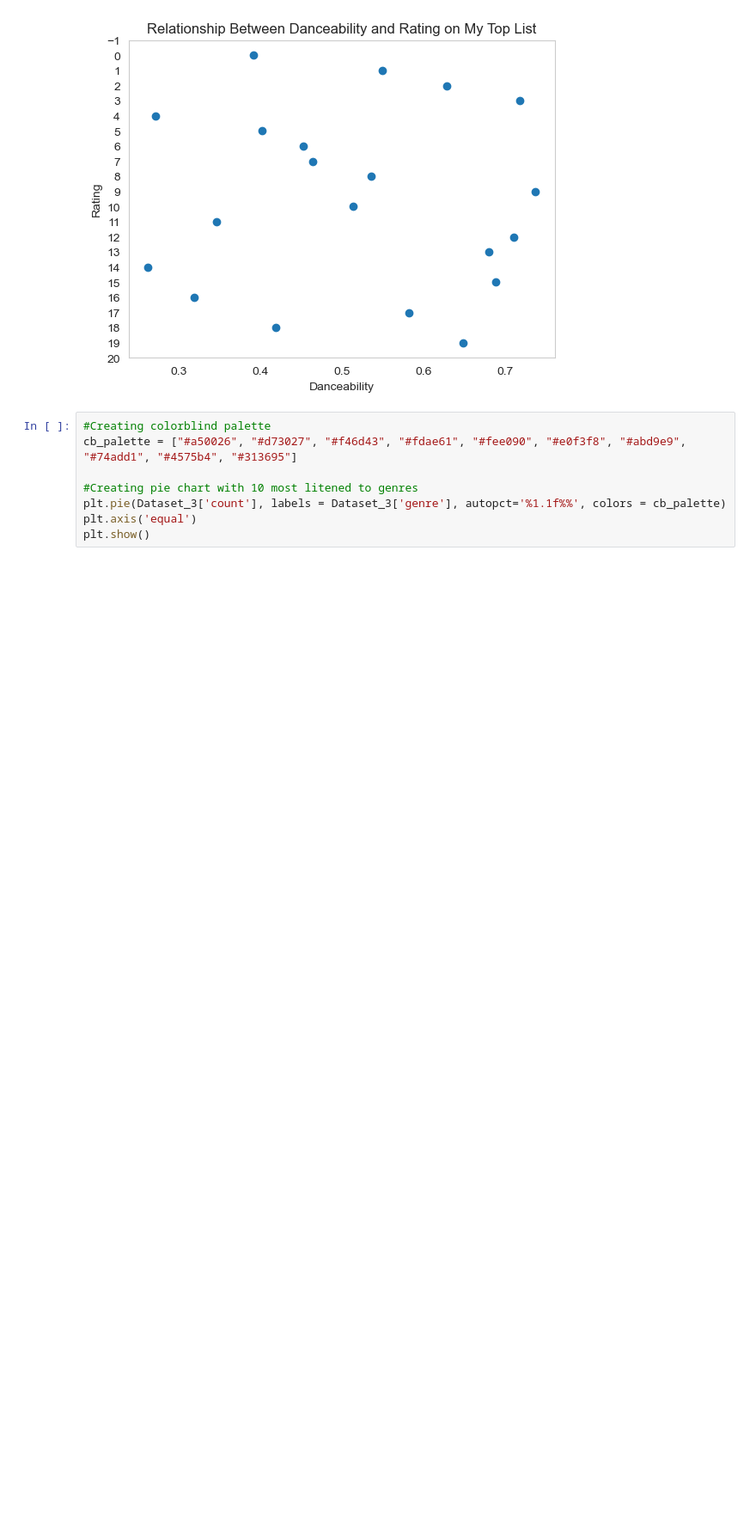
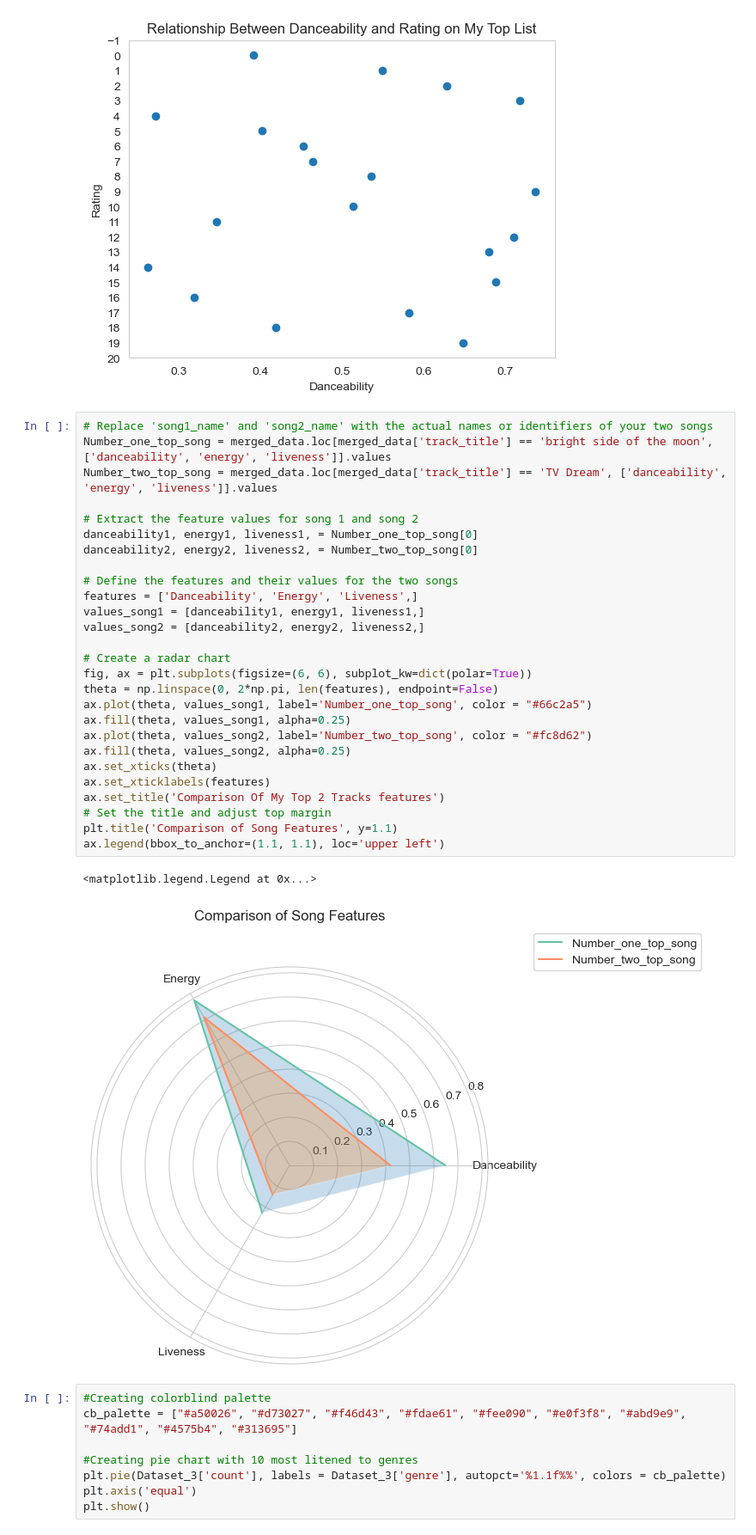
Before and after one commit to KristinBJ98/spotify_api_project, a Jupyter notebook: Make spotify graphs.ipynb, the cells around one changed output. Shown at 86% size. Drawn from its saved outputs; the diff is of its cells as text; blank space fills up the shorter version.

Commit message:
radar chart
making of a radar chart

```diff
--- a/Make spotify graphs.ipynb
+++ b/Make spotify graphs.ipynb
@@ -63,6 +66,36 @@ plt.grid(False, axis = 'y') # turn off horizontal grid
 plt.grid(False, axis = 'x') # turn off vertical grid
 # %% [output]
 [figure]
+# %%
+# Replace 'song1_name' and 'song2_name' with the actual names or identifiers of your two songs
+Number_one_top_song = merged_data.loc[merged_data['track_title'] == 'bright side of the moon', ['danceability', 'energy', 'liveness']].values
+Number_two_top_song = merged_data.loc[merged_data['track_title'] == 'TV Dream', ['danceability', 'energy', 'liveness']].values
+
+# Extract the feature values for song 1 and song 2
+danceability1, energy1, liveness1, = Number_one_top_song[0]
+danceability2, energy2, liveness2, = Number_two_top_song[0]
+
+# Define the features and their values for the two songs
+features = ['Danceability', 'Energy', 'Liveness',]
+values_song1 = [danceability1, energy1, liveness1,]
+values_song2 = [danceability2, energy2, liveness2,]
+
+# Create a radar chart
+fig, ax = plt.subplots(figsize=(6, 6), subplot_kw=dict(polar=True))
+theta = np.linspace(0, 2*np.pi, len(features), endpoint=False)
+ax.plot(theta, values_song1, label='Number_one_top_song', color = "#66c2a5")
+ax.fill(theta, values_song1, alpha=0.25)
+ax.plot(theta, values_song2, label='Number_two_top_song', color = "#fc8d62")
+ax.fill(theta, values_song2, alpha=0.25)
+ax.set_xticks(theta)
+ax.set_xticklabels(features)
+ax.set_title('Comparison Of My Top 2 Tracks features')
+# Set the title and adjust top margin
+plt.title('Comparison of Song Features', y=1.1)
+ax.legend(bbox_to_anchor=(1.1, 1.1), loc='upper left')
+# %% [output]
+<matplotlib.legend.Legend at 0x...>
+[figure, added]
 # %%
 #Creating colorblind palette
 cb_palette = ["#a50026", "#d73027", "#f46d43", "#fdae61", "#fee090", "#e0f3f8", "#abd9e9", "#74add1", "#4575b4", "#313695"]
```
Also changed, not shown: parts of 2 cells of this notebook, 1 other file.
